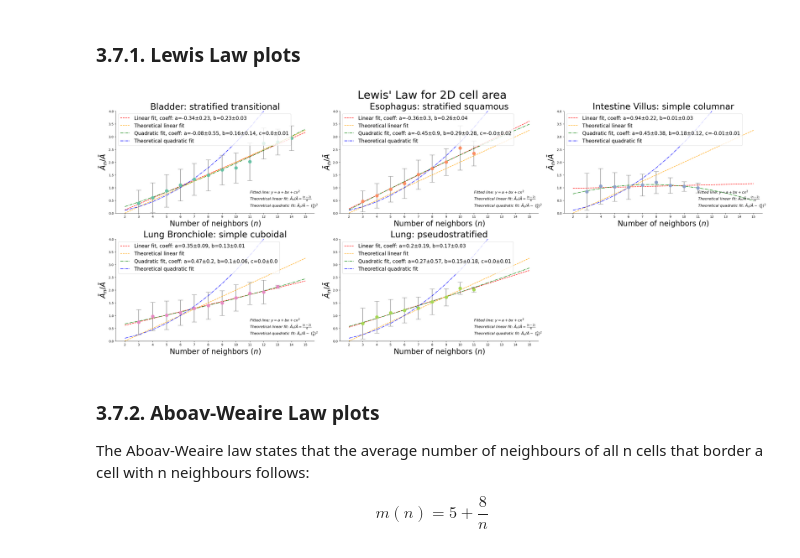
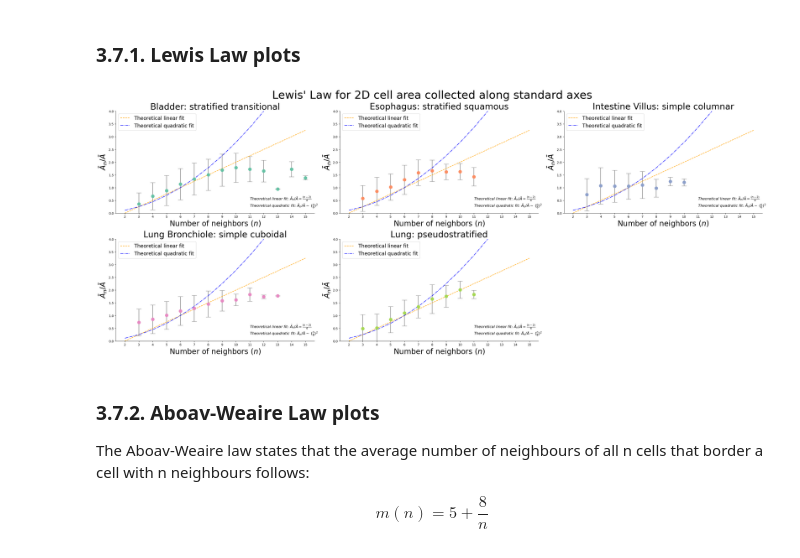
Before and after one commit to AntanasMurelis/EpiStats, a Jupyter notebook: src/tutorials/plots_tutorial.ipynb, the cells around one changed output. Cells and saved outputs as stored; diff of their text form; code cells hidden in the pictures.

```diff
--- a/src/tutorials/plots_tutorial.ipynb
+++ b/src/tutorials/plots_tutorial.ipynb
@@ -16,7 +16,7 @@ os.getcwd()
 ## 1. Load the tissue dataframes
 # %%
 # Load dataframes
-out_root_path = '../outputs/outputs_v2'
+out_root_path = '../outputs/outputs_v3'
 df_files = [
     'output_bladder_control_curated_segmentation_s_10_e_6_d_8/cell_stats/stats_dataset_bladder.csv',
     'output_esophagus_Z2_curated_crop_s_10_e_6_d_8/cell_stats/stats_dataset_esophagus.csv',
@@ -250,14 +250,15 @@ Notes:
 # %%
 sp.lewis_law_2D_plots(
     df=cell_stats_df,
-    fit_degrees=[1,2],
+    fit_degrees=None,
+    version='standard',
     remove_outliers=True,
     color_map=cell_cmap,
     save_dir=save_plots_dir,
     show=True
 )
 # %% [output]
-[figure, old version]
+[figure, new version]
 # %% [markdown]
 ### 3.7.2. Aboav-Weaire Law plots
 
```
Also changed, not shown: parts of 8 cells of this notebook, 3 other files.
